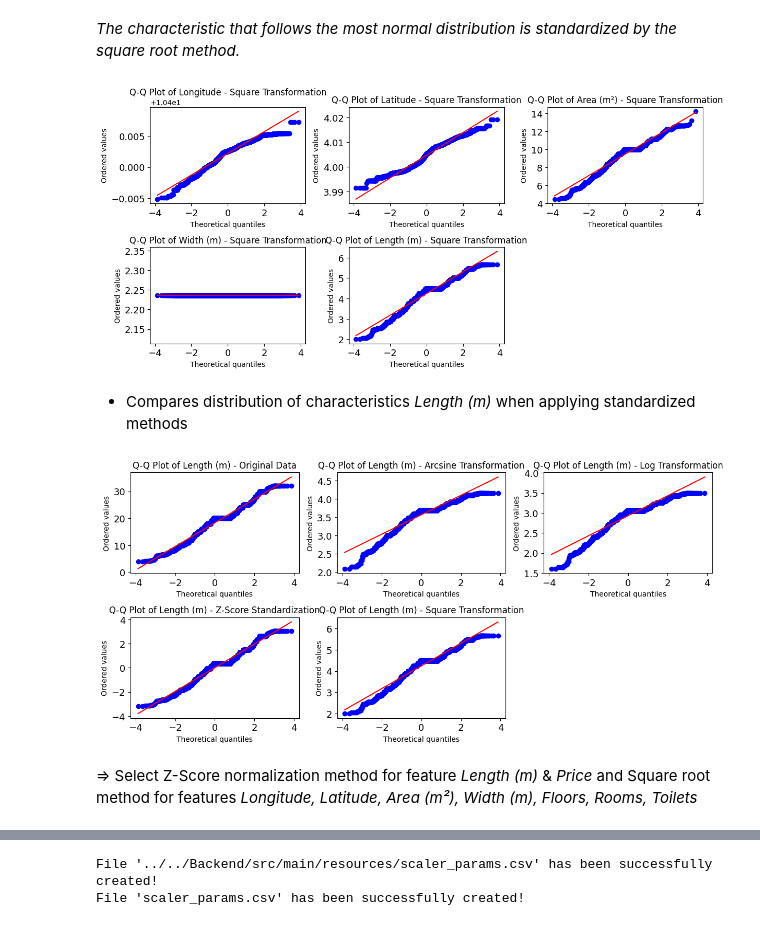
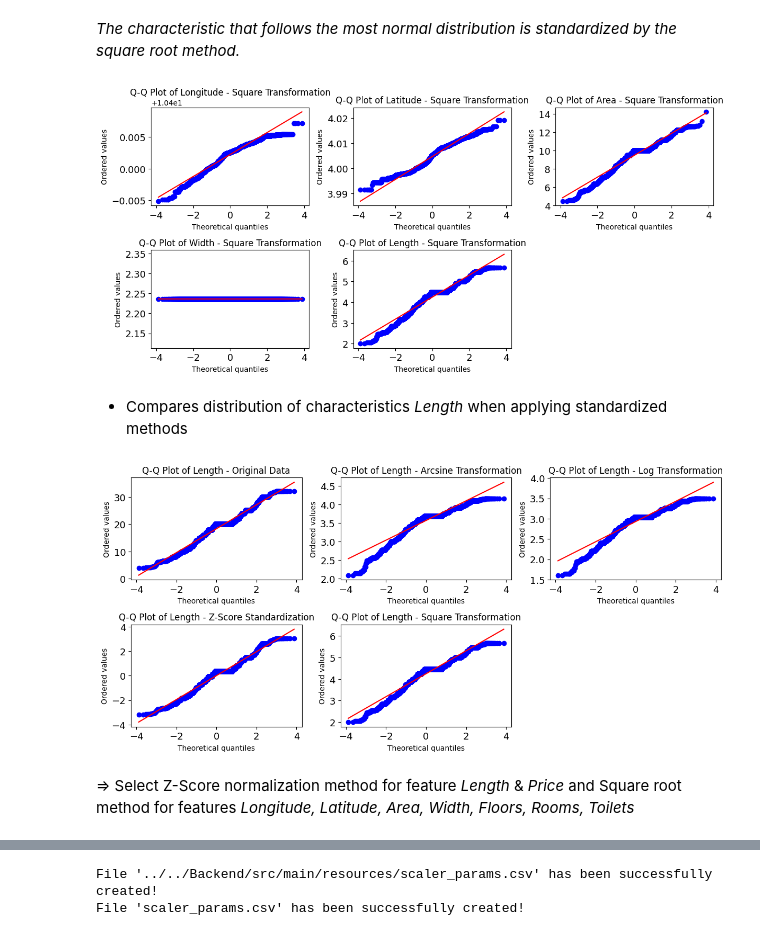
Before and after one commit to LuniuLun/RealEstate, a Jupyter notebook: MachineLearning/RealEstateValuation/FeatureTransformation.ipynb, the cells around one changed output, grey strips where cells are left out. Cells and saved outputs as stored; diff of their text form; code cells hidden in the pictures.

```diff
--- a/MachineLearning/RealEstateValuation/FeatureTransformation.ipynb
+++ b/MachineLearning/RealEstateValuation/FeatureTransformation.ipynb
@@ -141,7 +141,7 @@ df_log_transformed[columns_to_log].head()
 # %% [markdown]
 ### Normalize using square root method
 # %%
-columns_to_sqrt = ["Price", "Longitude", "Latitude", "Area (m²)", "Width (m)", "Length (m)", "Floors", "Rooms", "Toilets"]
+columns_to_sqrt = ["Price", "Longitude", "Latitude", "Area", "Width", "Length", "Floors", "Rooms", "Toilets"]
 df_sqrt_transformed = df.copy()
 df_sqrt_transformed = df[columns_to_sqrt].apply(np.sqrt)
 df_sqrt_transformed = pd.DataFrame(df_sqrt_transformed, columns=columns_to_sqrt)
@@ -182,12 +182,12 @@ methods = ["Original Data", 'Arcsine Transformation', 'Log Transformation', 'Z-S
 plt.figure(figsize=(12, 8))
 for i, (data, method) in enumerate(zip(dfs, methods), 1):
     plt.subplot(3, 3, i)
-    sns.histplot(data=data['Area (m²)'], bins=30)
+    sns.histplot(data=data['Area'], bins=30)
     plt.ylabel('Count', fontsize = 14)
-    plt.xlabel('Area (m²)', fontsize = 14)
+    plt.xlabel('Area', fontsize = 14)
     plt.xticks(fontsize=13)
     plt.yticks(fontsize=13)
-    plt.title(f'Histogram of Area (m²) - {method}')
+    plt.title(f'Histogram of Area - {method}')
     plt.tight_layout()
 
 plt.show()
@@ -224,8 +224,8 @@ methods = ["Original Data", 'Arcsine Transformation', 'Log Transformation', 'Z-S
 plt.figure(figsize=(12, 8))
 for i, (data, method) in enumerate(zip(dfs, methods), 1):
     plt.subplot(3, 3, i)
-    stats.probplot(data['Area (m²)'], dist="norm", plot=plt)
-    plt.title(f"Q-Q Plot of Area (m²) - {method}")
+    stats.probplot(data['Area'], dist="norm", plot=plt)
+    plt.title(f"Q-Q Plot of Area - {method}")
     plt.xlabel("Theoretical quantiles")
     plt.ylabel("Ordered values")
     plt.xticks(fontsize=13)
@@ -244,8 +244,8 @@ methods = ["Original Data", 'Arcsine Transformation', 'Log Transformation', 'Z-S
 plt.figure(figsize=(12, 8))
 for i, (data, method) in enumerate(zip(dfs, methods), 1):
     plt.subplot(3, 3, i)
-    stats.probplot(data['Width (m)'], dist="norm", plot=plt)
-    plt.title(f"Q-Q Plot of Width (m) - {method}")
+    stats.probplot(data['Width'], dist="norm", plot=plt)
+    plt.title(f"Q-Q Plot of Width - {method}")
     plt.xlabel("Theoretical quantiles")
     plt.ylabel("Ordered values")
     plt.xticks(fontsize=13)
@@ -358,24 +358,24 @@ plt.show()
 # %% [markdown]
 *The characteristic that follows the most normal distribution is standardized by the square root method.*
 # %%
-cols = ["Longitude", "Latitude", "Area (m²)", "Width (m)", "Length (m)"]
+cols = ["Longitude", "Latitude", "Area", "Width", "Length"]
 
 plt.figure(figsize=(12, 8))
 for i, col in enumerate(cols, 1):
     plt.subplot(3, 3, i)
     stats.probplot(df_sqrt_transformed[col], dist="norm", plot=plt)
     plt.title(f"Q-Q Plot of {col} - Square Transformation")
     plt.xlabel("Theoretical quantiles")
     plt.ylabel("Ordered values")
     plt.xticks(fontsize=13)
     plt.yticks(fontsize=13)
     plt.tight_layout()
 
 plt.show()
 # %% [output]
-[figure, old version]
+[figure, new version]
 # %% [markdown]
-- Compares distribution of characteristics *Length (m)* when applying standardized methods
+- Compares distribution of characteristics *Length* when applying standardized methods
 # %%
 dfs = [df, df_asinh_transformed, df_log_transformed, df_std_scaled_zScore, df_sqrt_transformed]
 methods = ["Original Data", "Arcsine Transformation", "Log Transformation", "Z-Score Standardization", "Square Transformation"]
@@ -383,8 +383,8 @@ methods = ["Original Data", "Arcsine Transformation", "Log Transformation", "Z-S
 plt.figure(figsize=(12, 8))
 for i, (data, method) in enumerate(zip(dfs, methods), 1):
     plt.subplot(3, 3, i)
-    stats.probplot(data["Length (m)"], dist="norm", plot=plt)
-    plt.title(f"Q-Q Plot of Length (m) - {method}")
+    stats.probplot(data["Length"], dist="norm", plot=plt)
+    plt.title(f"Q-Q Plot of Length - {method}")
     plt.xlabel("Theoretical quantiles")
     plt.ylabel("Ordered values")
     plt.xticks(fontsize=13)
@@ -393,9 +393,9 @@ for i, (data, method) in enumerate(zip(dfs, methods), 1):
 
 plt.show()
 # %% [output]
-[figure, old version]
+[figure, new version]
 # %% [markdown]
-=> Select Z-Score normalization method for feature *Length (m)* & *Price* and Square root method for features *Longitude, Latitude, Area (m²), Width (m), Floors, Rooms, Toilets*
+=> Select Z-Score normalization method for feature *Length* & *Price* and Square root method for features *Longitude, Latitude, Area, Width, Floors, Rooms, Toilets*
 # %%
 df_final = df.copy()
 
```
Also changed, not shown: parts of 15 cells of this notebook, 6 other files.
